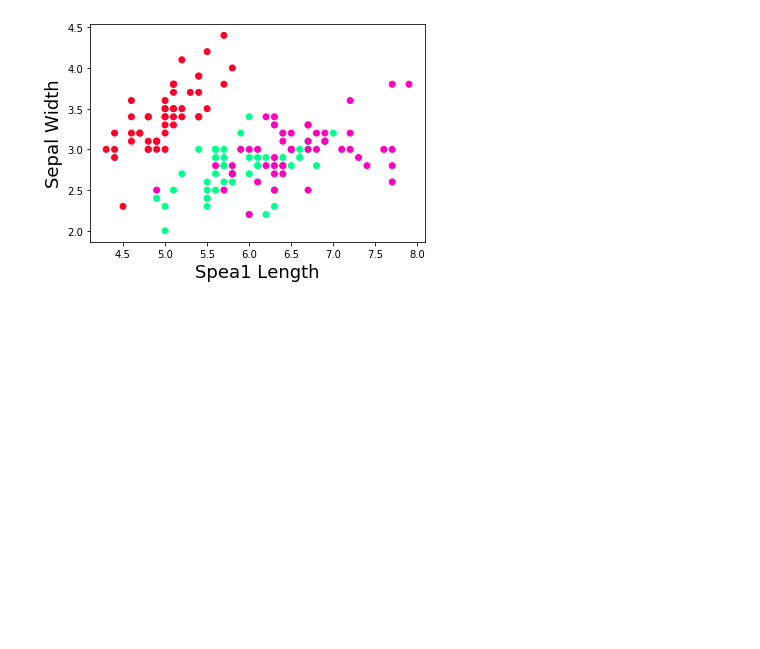
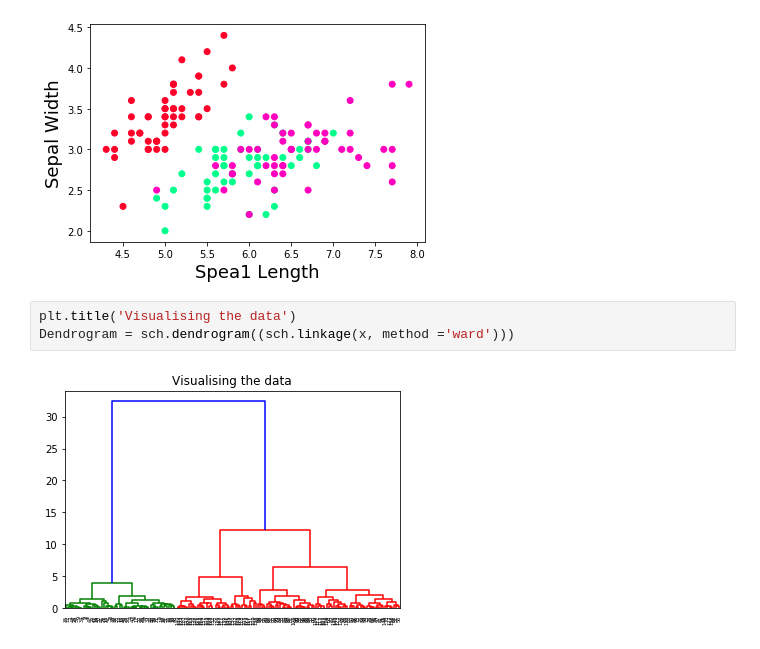
Before and after one commit to ajaywaghmare/Clustering, a Jupyter notebook: Agglomorative.ipynb, the cells around one changed output. Drawn from its saved outputs; the diff is of its cells as text; blank space fills up the shorter version.

```diff
--- a/Agglomorative.ipynb
+++ b/Agglomorative.ipynb
@@ -101,3 +102,8 @@ plt.ylabel('Sepal Width', fontsize=18)
 plt.show()
 # %% [output]
 [figure]
+# %%
+plt.title('Visualising the data')
+Dendrogram = sch.dendrogram((sch.linkage(x, method ='ward')))
+# %% [output]
+[figure, added]
```
Also changed, not shown: parts of 10 cells of this notebook.
